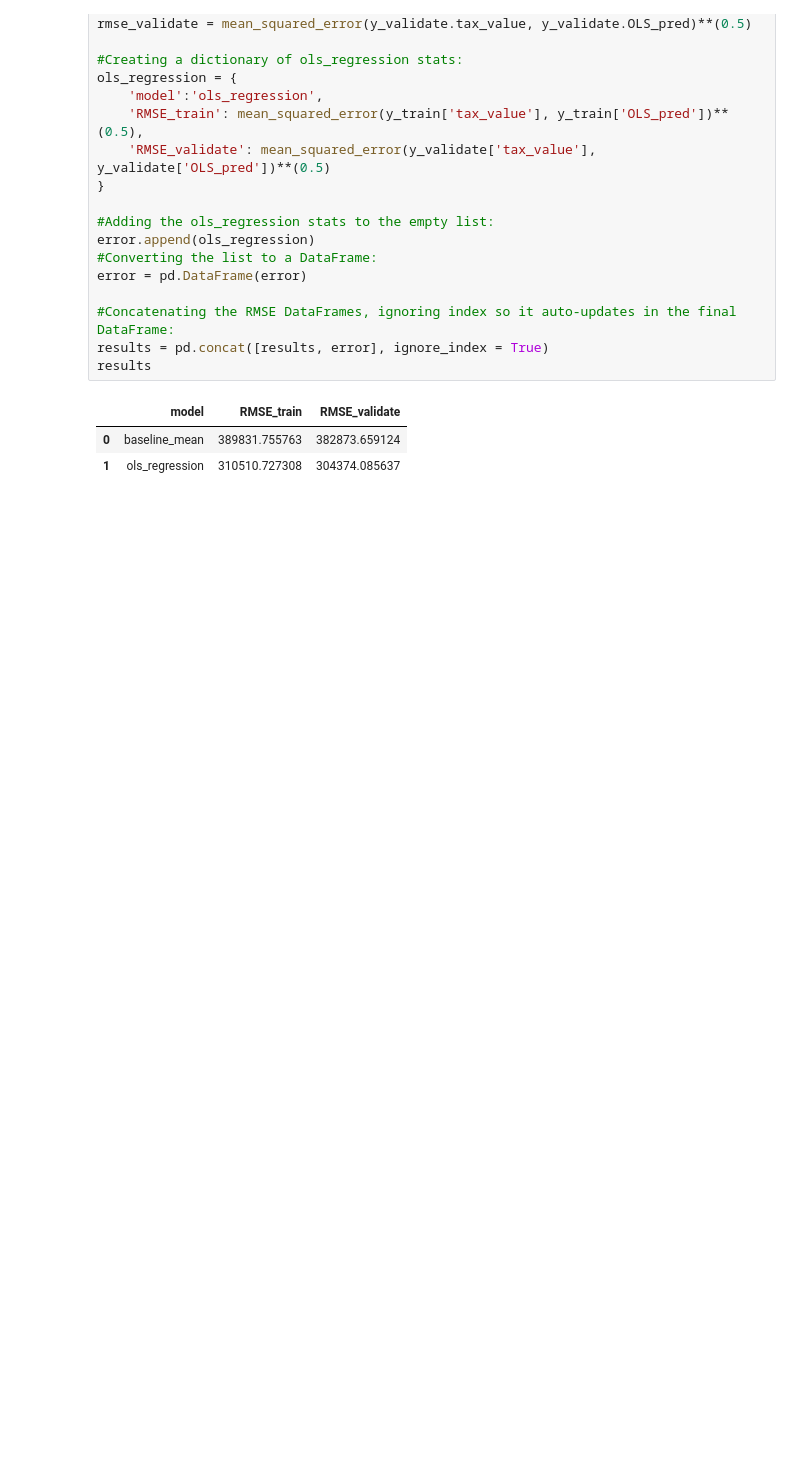
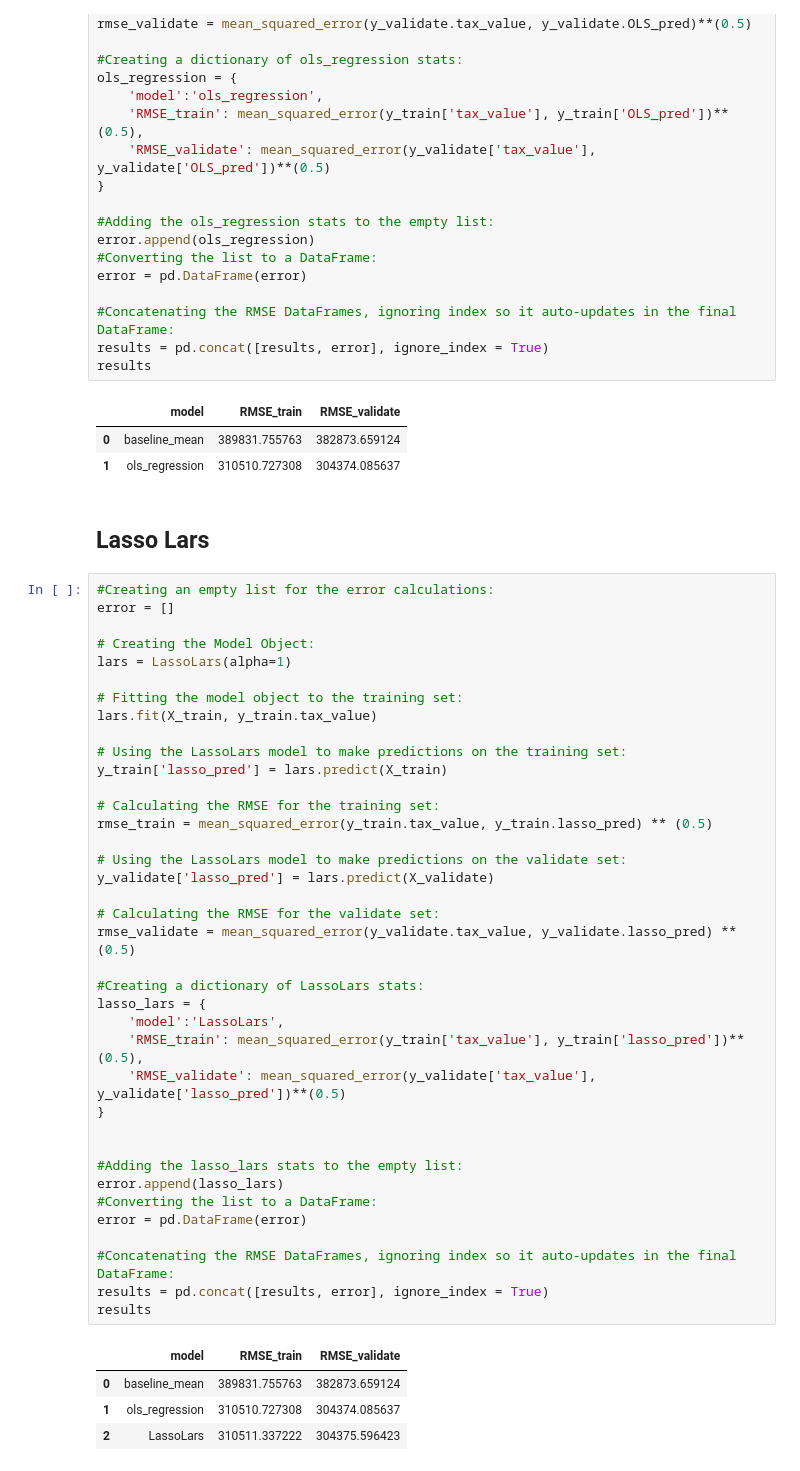
Before and after one commit to DanielFordHUB/zillow_regression_project, a Jupyter notebook: zillow_report.ipynb, the cells around one changed output. Saved outputs shown, nothing was run; the diff lists cells and outputs as text; blank space fills up the shorter version.

```diff
--- a/zillow_report.ipynb
+++ b/zillow_report.ipynb
@@ -327,3 +329,48 @@ results
 |  | model | RMSE_train | RMSE_validate |
 | 0 | baseline_mean | 389831.755763 | 382873.659124 |
 | 1 | ols_regression | 310510.727308 | 304374.085637 |
+# %% [markdown]
+## Lasso Lars
+# %%
+#Creating an empty list for the error calculations:
+error = []
+
+# Creating the Model Object:
+lars = LassoLars(alpha=1)
+
+# Fitting the model object to the training set:
+lars.fit(X_train, y_train.tax_value)
+
+# Using the LassoLars model to make predictions on the training set:
+y_train['lasso_pred'] = lars.predict(X_train)
+
+# Calculating the RMSE for the training set:
+rmse_train = mean_squared_error(y_train.tax_value, y_train.lasso_pred) ** (0.5)
+
+# Using the LassoLars model to make predictions on the validate set:
+y_validate['lasso_pred'] = lars.predict(X_validate)
+
+# Calculating the RMSE for the validate set:
+rmse_validate = mean_squared_error(y_validate.tax_value, y_validate.lasso_pred) ** (0.5)
+
+#Creating a dictionary of LassoLars stats:
+lasso_lars = {
+    'model':'LassoLars',
+    'RMSE_train': mean_squared_error(y_train['tax_value'], y_train['lasso_pred'])**(0.5),
+    'RMSE_validate': mean_squared_error(y_validate['tax_value'], y_validate['lasso_pred'])**(0.5)
+}
+
+
+#Adding the lasso_lars stats to the empty list:
+error.append(lasso_lars)
+#Converting the list to a DataFrame:
+error = pd.DataFrame(error)
+
+#Concatenating the RMSE DataFrames, ignoring index so it auto-updates in the final DataFrame:
+results = pd.concat([results, error], ignore_index = True)
+results
+# %% [output]
+|  | model | RMSE_train | RMSE_validate |
+| 0 | baseline_mean | 389831.755763 | 382873.659124 |
+| 1 | ols_regression | 310510.727308 | 304374.085637 |
+| 2 | LassoLars | 310511.337222 | 304375.596423 |
```
Also changed, not shown: parts of 13 cells of this notebook, 5 other files.
